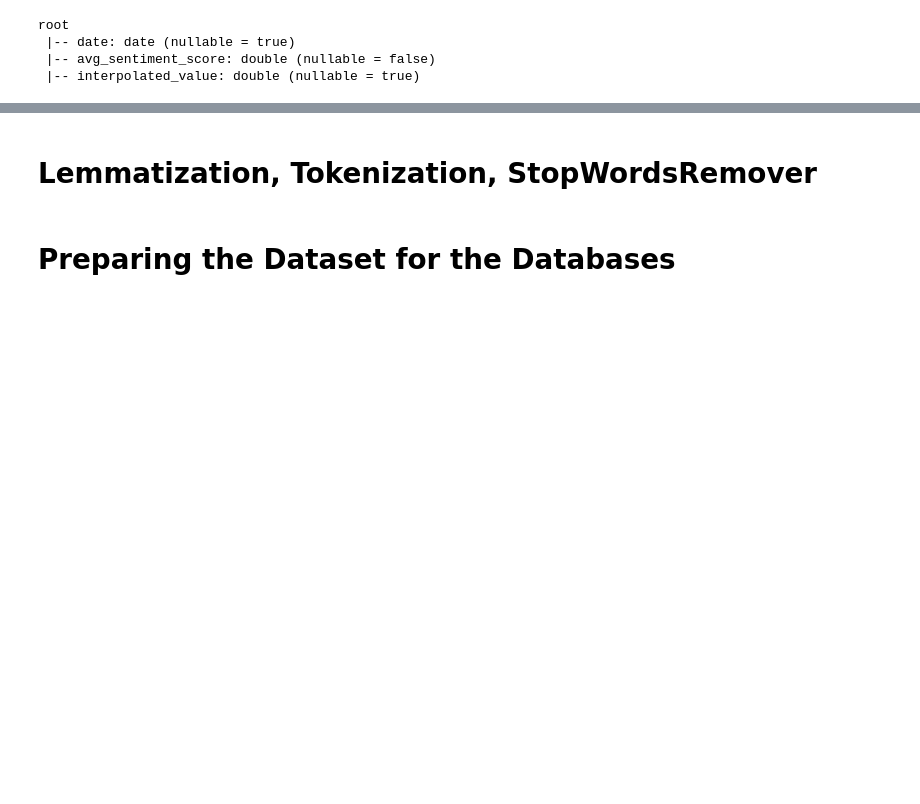
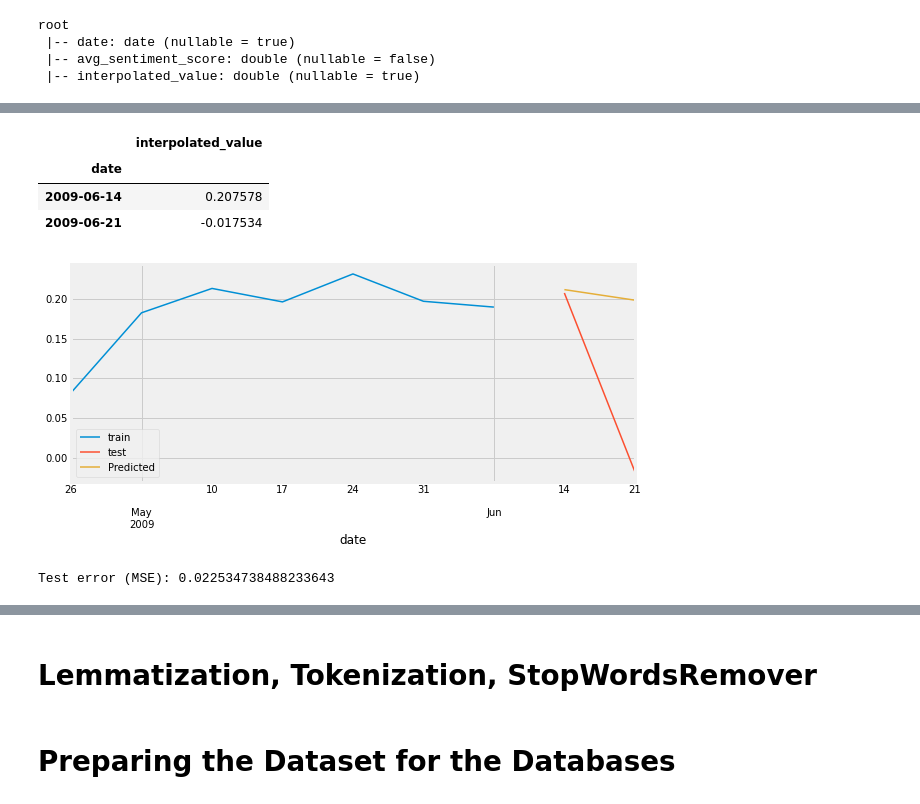
Before and after one commit to kgntmr/Sentiment-Time-Series-Analysis-with-Hive-MySQL-MongoDB-Benchmarking-NLP-and-Interpolation-Using-, a Jupyter notebook: ProjectTweets.ipynb, the cells around one changed output, grey strips where cells are left out. Cells and saved outputs as stored; diff of their text form; code cells hidden in the pictures; blank space fills up the shorter version.

```diff
--- a/ProjectTweets.ipynb
+++ b/ProjectTweets.ipynb
@@ -216,0 +304,21 @@ asdfasgdfhdsh
+# %%
+import statsmodels.api as sm
+
+# Define your lag variables
+# ==============================================================================
+data_train['lag1'] = data_train['interpolated_value'].shift(1)
+data_train['lag2'] = data_train['interpolated_value'].shift(2)
+
+# Drop missing values
+data_train = data_train.dropna()
+# %%
+# Create and train AR model
+# ==============================================================================
+X = data_train[['lag1', 'lag2']]
+X = sm.add_constant(X)  # Add a constant for the intercept
+y = data_train['interpolated_value']
+
+model = sm.OLS(y, X).fit()
+
+# Print model summary
+print(model.summary())
@@ -216,0 +343,16 @@ asdfasgdfhdsh
+# %%
+# Predict 'steps' time periods into the future
+forecasted_values = []
+
+for _ in range(steps):
+    # Calculate the prediction
+    y_pred = model.predict([1, lag1_pred, lag2_pred])
+    forecasted_values.append(y_pred[0])  # Access the first element directly
+
+    # Update lag values for the next prediction
+    lag2_pred = lag1_pred
+    lag1_pred = y_pred[0]  # Access the first element directly
+# %%
+# Create a DataFrame for the predictions with date index
+prediction_dates = data_test.index[-steps:]
+predictions = pd.DataFrame({'Predicted': forecasted_values}, index=prediction_dates)
@@ -216,0 +384,30 @@ asdfasgdfhdsh
+# %%
+data_test.head(15)
+# %% [output]
+|  | interpolated_value |
+| date |  |
+| 2009-06-14 | 0.207578 |
+| 2009-06-21 | -0.017534 |
+# %%
+# Plot
+# ==============================================================================
+fig, ax = plt.subplots(figsize=(9, 4))
+data_train['interpolated_value'].plot(ax=ax, label='train')
+data_test['interpolated_value'].plot(ax=ax, label='test')
+predictions.plot(ax=ax, label='predictions')
+ax.legend();
+# %% [output]
+[figure, added]
+# %%
+from sklearn.metrics import mean_squared_error
+
+# Calculate the test error (MSE)
+error_mse = mean_squared_error(
+    y_true=data_test['interpolated_value'],
+    y_pred=predictions['Predicted']
+)
+
+# Print the test error
+print(f"Test error (MSE): {error_mse}")
+# %% [output]
+Test error (MSE): 0.022534738488233643
```
Also changed, not shown: parts of 82 cells of this notebook.
